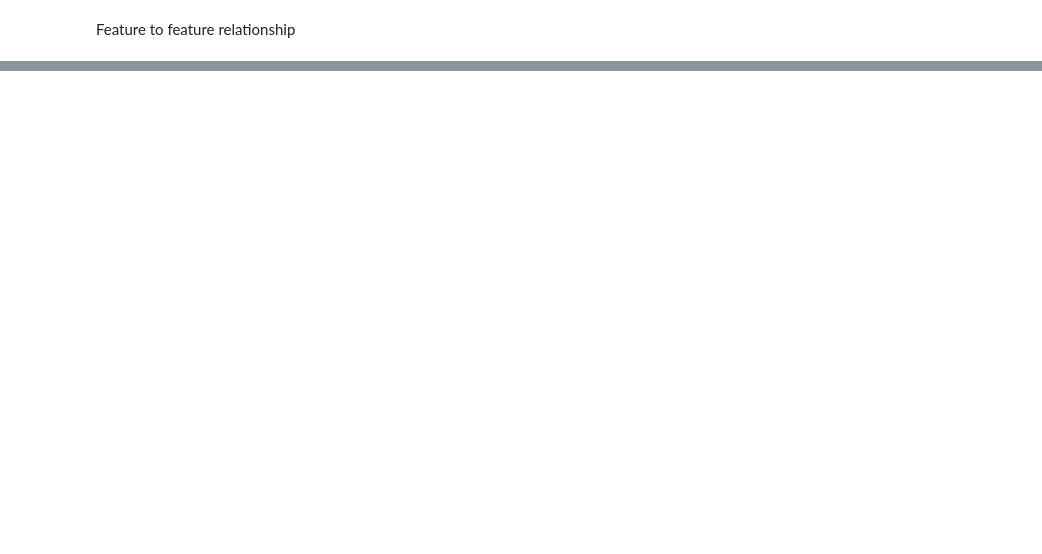
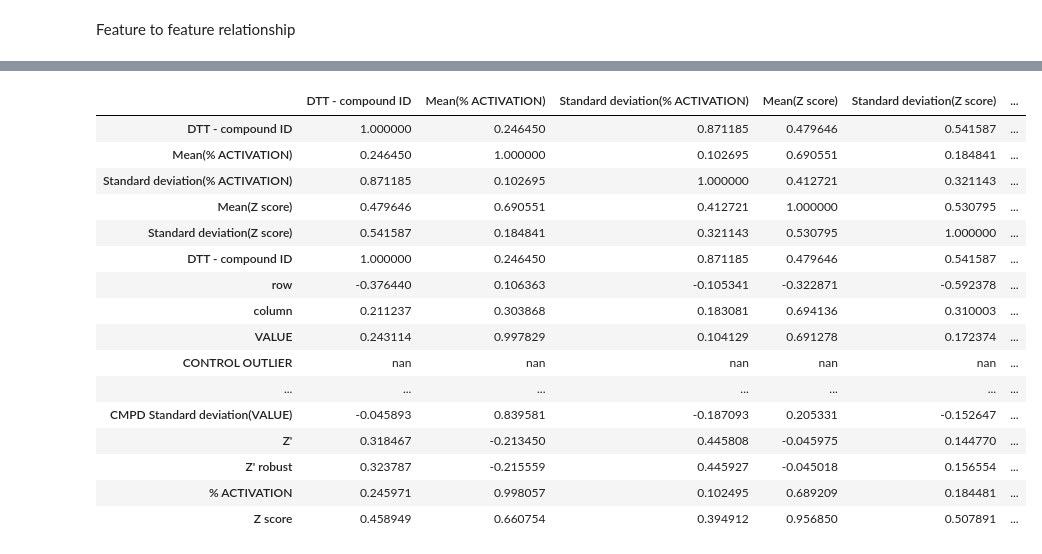
Before and after one commit to zuzg/drug-screening, a Jupyter notebook: notebooks/eda.ipynb, the cells around one changed output, grey strips where cells are left out. Cells and saved outputs as stored; diff of their text form; code cells hidden in the pictures; blank space fills up the shorter version.

```diff
--- a/notebooks/eda.ipynb
+++ b/notebooks/eda.ipynb
@@ -136,0 +404,3 @@ corr.style.background_gradient()
+# %%
+df_merged_dtt = df_hits_dtt.merge(df_ros1_dtt, 'inner', left_on=['DTT - compound ID'], right_on=['DTT  - compound ID'])
+df_merged_dtt.head()
@@ -136,0 +415,21 @@ corr.style.background_gradient()
+# %%
+corr = df_merged_dtt.corr(numeric_only=True)
+corr.style.background_gradient()
+# %% [output]
+|  | DTT - compound ID | Mean(% ACTIVATION) | Standard deviation(% ACTIVATION) | Mean(Z score) | Standard deviation(Z score) | ... |
+| DTT - compound ID | 1.000000 | 0.246450 | 0.871185 | 0.479646 | 0.541587 | ... |
+| Mean(% ACTIVATION) | 0.246450 | 1.000000 | 0.102695 | 0.690551 | 0.184841 | ... |
+| Standard deviation(% ACTIVATION) | 0.871185 | 0.102695 | 1.000000 | 0.412721 | 0.321143 | ... |
+| Mean(Z score) | 0.479646 | 0.690551 | 0.412721 | 1.000000 | 0.530795 | ... |
+| Standard deviation(Z score) | 0.541587 | 0.184841 | 0.321143 | 0.530795 | 1.000000 | ... |
+| DTT - compound ID | 1.000000 | 0.246450 | 0.871185 | 0.479646 | 0.541587 | ... |
+| row | -0.376440 | 0.106363 | -0.105341 | -0.322871 | -0.592378 | ... |
+| column | 0.211237 | 0.303868 | 0.183081 | 0.694136 | 0.310003 | ... |
+| VALUE | 0.243114 | 0.997829 | 0.104129 | 0.691278 | 0.172374 | ... |
+| CONTROL OUTLIER | nan | nan | nan | nan | nan | ... |
+| ... | ... | ... | ... | ... | ... | ... |
+| CMPD Standard deviation(VALUE) | -0.045893 | 0.839581 | -0.187093 | 0.205331 | -0.152647 | ... |
+| Z' | 0.318467 | -0.213450 | 0.445808 | -0.045975 | 0.144770 | ... |
+| Z' robust | 0.323787 | -0.215559 | 0.445927 | -0.045018 | 0.156554 | ... |
+| % ACTIVATION | 0.245971 | 0.998057 | 0.102495 | 0.689209 | 0.184481 | ... |
+| Z score | 0.458949 | 0.660754 | 0.394912 | 0.956850 | 0.507891 | ... |
```
Also changed, not shown: parts of 48 cells of this notebook.
